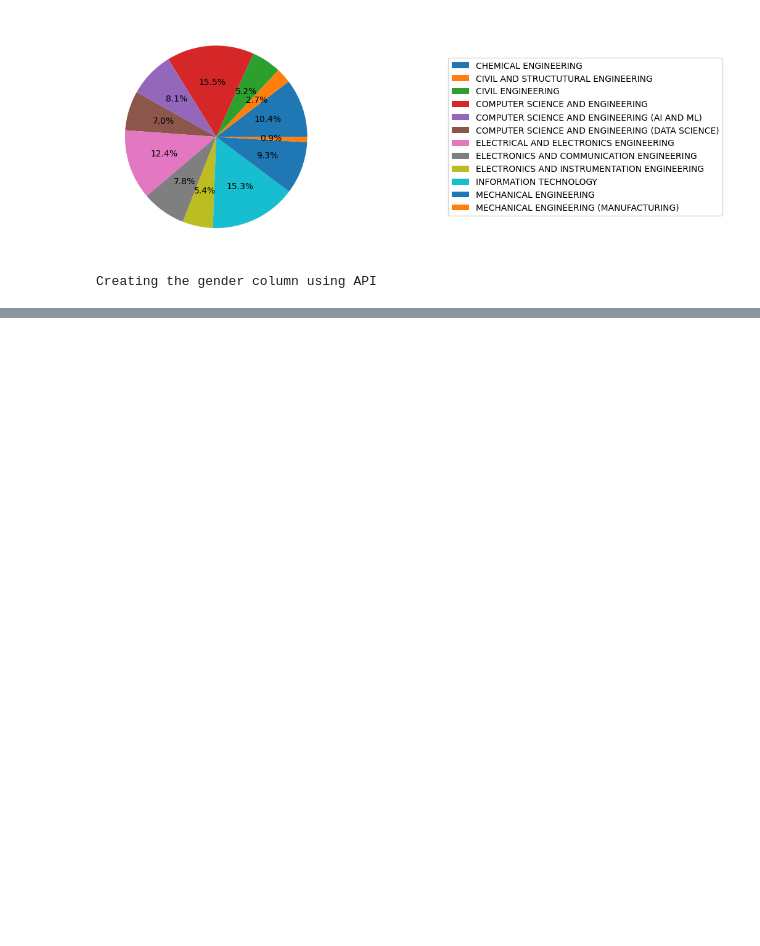
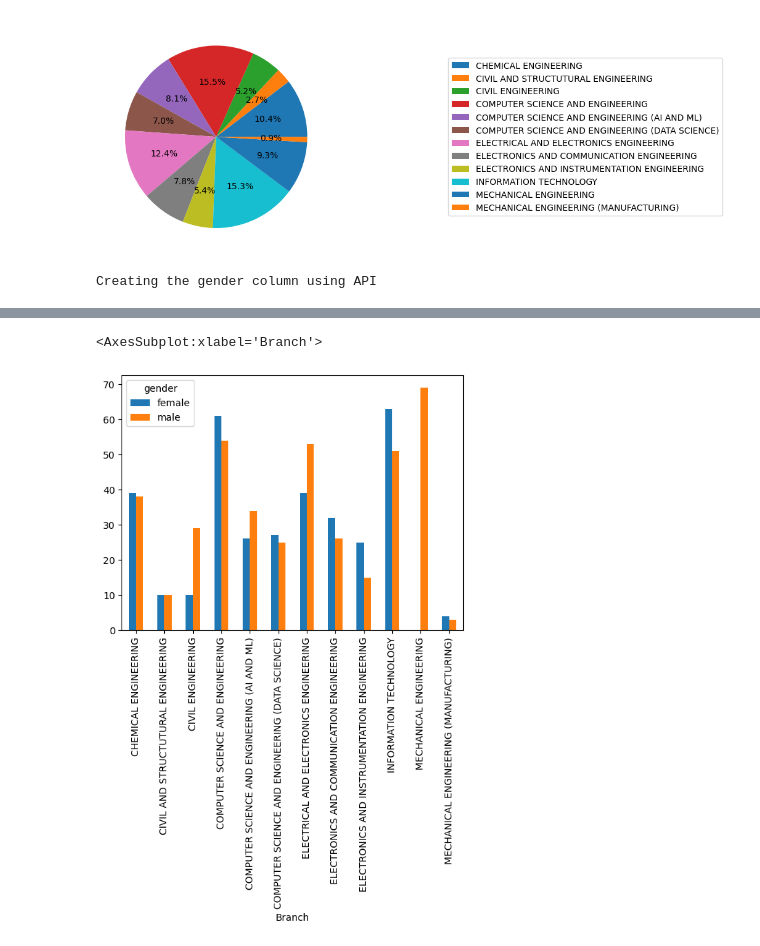
Before and after one commit to Rajadurai2/fun-programs-, a Jupyter notebook: AU.ipynb, the cells around one changed output, grey strips where cells are left out. Saved outputs shown, nothing was run; the diff lists cells and outputs as text; code cells hidden in the pictures; blank space fills up the shorter version.

```diff
--- a/AU.ipynb
+++ b/AU.ipynb
@@ -180,0 +159,4 @@ plt.show()
+# %%
+display(final.head())
+final.groupby("gender").Branch.value_counts().unstack(0).plot.bar()
+# %% [output]
@@ -180,0 +169,2 @@ plt.show()
+<AxesSubplot:xlabel='Branch'>
+[figure, added]
```
Also changed, not shown: parts of 8 cells of this notebook.
